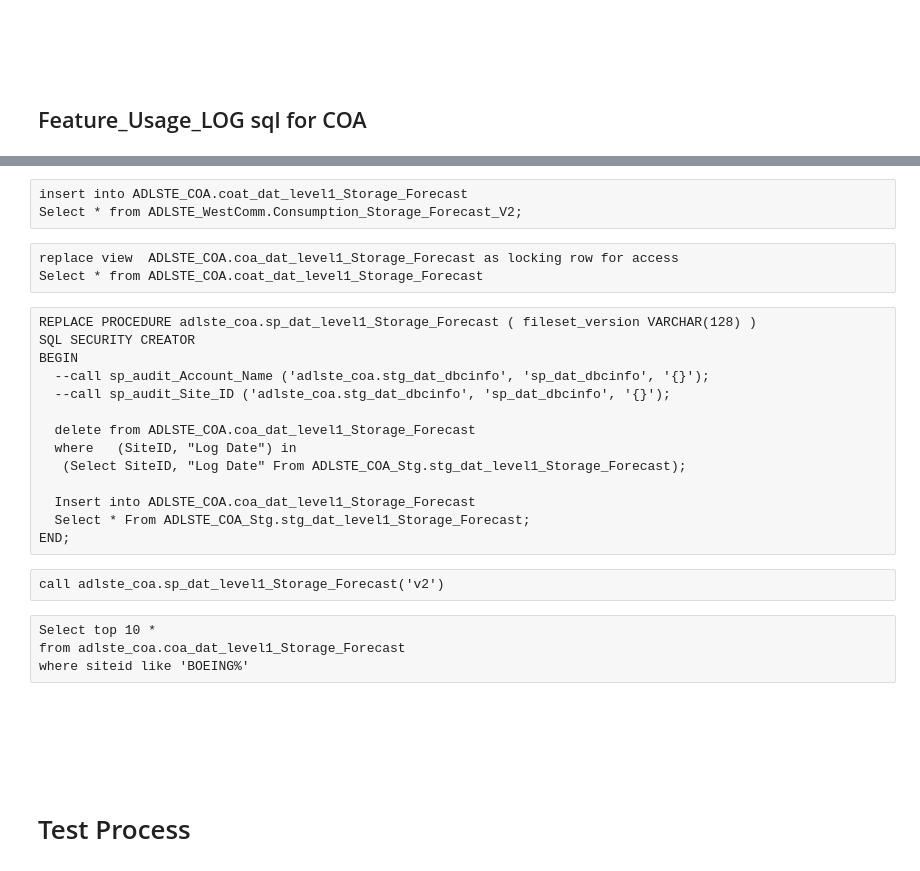
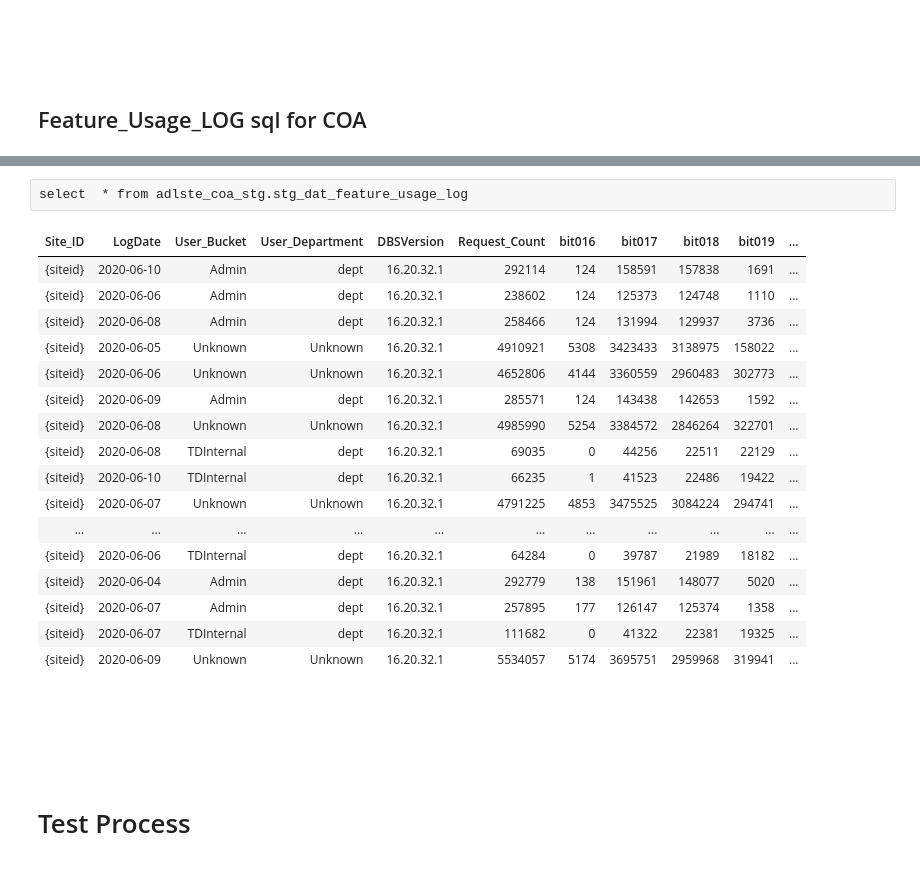
Before and after one commit to tdcoa/sql, a Jupyter notebook: datamodel/Feature_Usage.ipynb, the cells around one changed output, grey strips where cells are left out. Drawn from its saved outputs; the diff is of its cells as text.

```diff
--- a/datamodel/Feature_Usage.ipynb
+++ b/datamodel/Feature_Usage.ipynb
@@ -507,29 +457,23 @@ UNIQUE PRIMARY INDEX ( SiteID ,"Report Date" ,"Log Date" );
-# %%
-insert into ADLSTE_COA.coat_dat_level1_Storage_Forecast
-Select * from ADLSTE_WestComm.Consumption_Storage_Forecast_V2;
-# %%
-replace view  ADLSTE_COA.coa_dat_level1_Storage_Forecast as locking row for access
-Select * from ADLSTE_COA.coat_dat_level1_Storage_Forecast
-# %%
-REPLACE PROCEDURE adlste_coa.sp_dat_level1_Storage_Forecast ( fileset_version VARCHAR(128) )
-SQL SECURITY CREATOR
-BEGIN
-  --call sp_audit_Account_Name ('adlste_coa.stg_dat_dbcinfo', 'sp_dat_dbcinfo', '{}');
-  --call sp_audit_Site_ID ('adlste_coa.stg_dat_dbcinfo', 'sp_dat_dbcinfo', '{}');
-
-  delete from ADLSTE_COA.coa_dat_level1_Storage_Forecast
-  where   (SiteID, "Log Date") in
-   (Select SiteID, "Log Date" From ADLSTE_COA_Stg.stg_dat_level1_Storage_Forecast);
-
-  Insert into ADLSTE_COA.coa_dat_level1_Storage_Forecast
-  Select * From ADLSTE_COA_Stg.stg_dat_level1_Storage_Forecast;
-END;
-# %%
-call adlste_coa.sp_dat_level1_Storage_Forecast('v2')
-# %%
-Select top 10 *
-from adlste_coa.coa_dat_level1_Storage_Forecast
-where siteid like 'BOEING%'
+# %%
+select  * from adlste_coa_stg.stg_dat_feature_usage_log
+# %% [output]
+| Site_ID | LogDate | User_Bucket | User_Department | DBSVersion | Request_Count | bit016 | bit017 | bit018 | bit019 | ... |
+| {siteid} | 2020-06-10 | Admin | dept | 16.20.32.1 | 292114 | 124 | 158591 | 157838 | 1691 | ... |
+| {siteid} | 2020-06-06 | Admin | dept | 16.20.32.1 | 238602 | 124 | 125373 | 124748 | 1110 | ... |
+| {siteid} | 2020-06-08 | Admin | dept | 16.20.32.1 | 258466 | 124 | 131994 | 129937 | 3736 | ... |
+| {siteid} | 2020-06-05 | Unknown | Unknown | 16.20.32.1 | 4910921 | 5308 | 3423433 | 3138975 | 158022 | ... |
+| {siteid} | 2020-06-06 | Unknown | Unknown | 16.20.32.1 | 4652806 | 4144 | 3360559 | 2960483 | 302773 | ... |
+| {siteid} | 2020-06-09 | Admin | dept | 16.20.32.1 | 285571 | 124 | 143438 | 142653 | 1592 | ... |
+| {siteid} | 2020-06-08 | Unknown | Unknown | 16.20.32.1 | 4985990 | 5254 | 3384572 | 2846264 | 322701 | ... |
+| {siteid} | 2020-06-08 | TDInternal | dept | 16.20.32.1 | 69035 | 0 | 44256 | 22511 | 22129 | ... |
+| {siteid} | 2020-06-10 | TDInternal | dept | 16.20.32.1 | 66235 | 1 | 41523 | 22486 | 19422 | ... |
+| {siteid} | 2020-06-07 | Unknown | Unknown | 16.20.32.1 | 4791225 | 4853 | 3475525 | 3084224 | 294741 | ... |
+| ... | ... | ... | ... | ... | ... | ... | ... | ... | ... | ... |
+| {siteid} | 2020-06-06 | TDInternal | dept | 16.20.32.1 | 64284 | 0 | 39787 | 21989 | 18182 | ... |
+| {siteid} | 2020-06-04 | Admin | dept | 16.20.32.1 | 292779 | 138 | 151961 | 148077 | 5020 | ... |
+| {siteid} | 2020-06-07 | Admin | dept | 16.20.32.1 | 257895 | 177 | 126147 | 125374 | 1358 | ... |
+| {siteid} | 2020-06-07 | TDInternal | dept | 16.20.32.1 | 111682 | 0 | 41322 | 22381 | 19325 | ... |
+| {siteid} | 2020-06-09 | Unknown | Unknown | 16.20.32.1 | 5534057 | 5174 | 3695751 | 2959968 | 319941 | ... |
 # %% [markdown]
 <br><br><br><br>
 # Test Process
```
Also changed, not shown: parts of 45 cells of this notebook, 7 other files.
